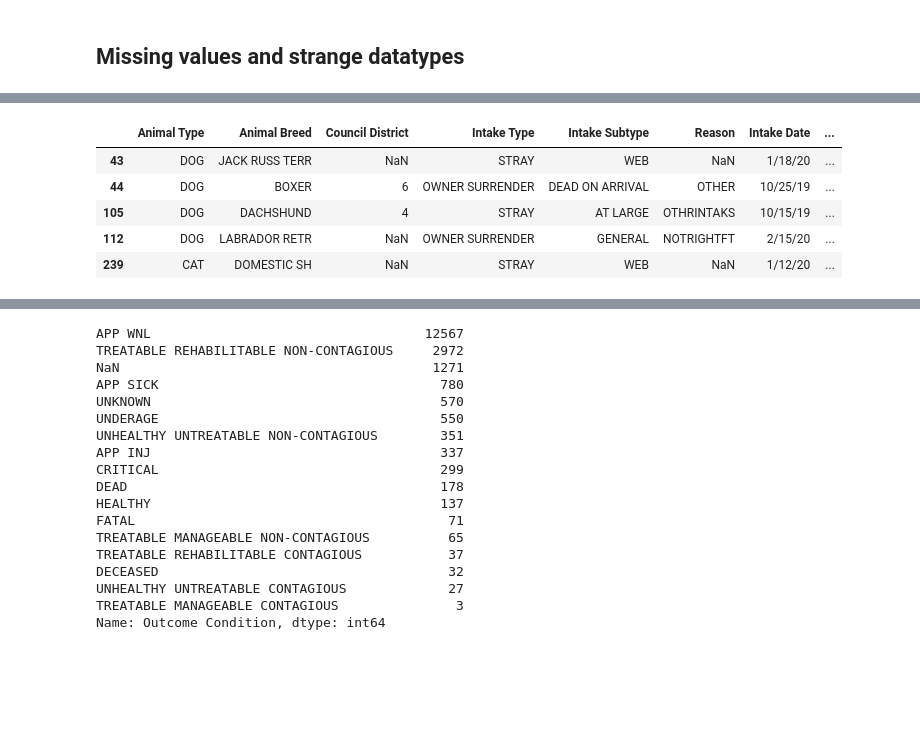
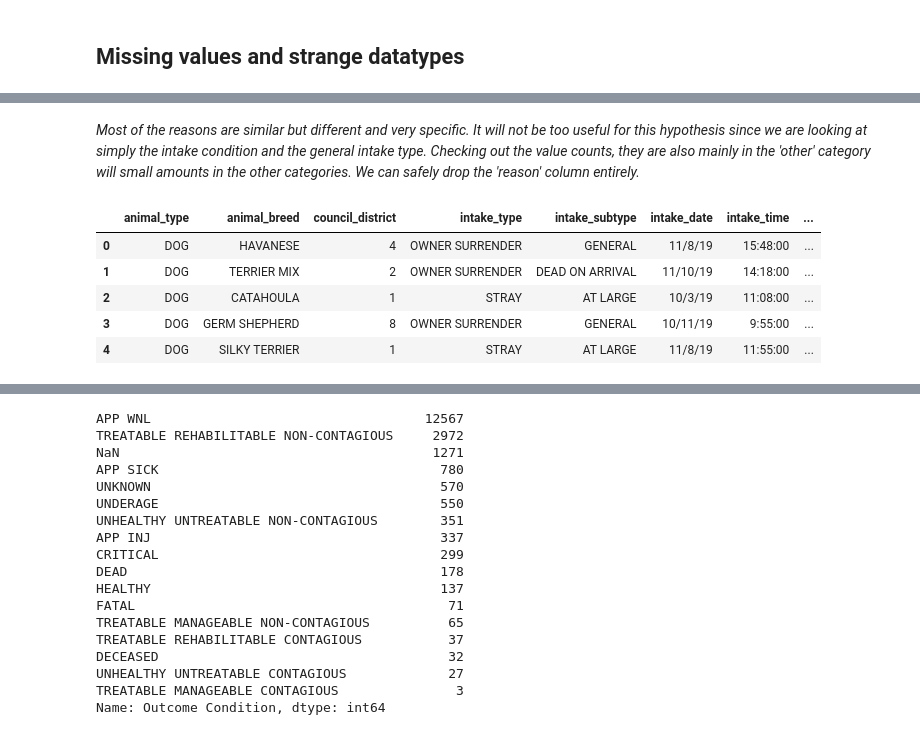
Before and after one commit to cwong690/Dallas-Paws, a Jupyter notebook: dallas_animals.ipynb, the cells around one changed output, grey strips where cells are left out. Cells and saved outputs as stored; diff of their text form; code cells hidden in the pictures; blank space fills up the shorter version.

```diff
--- a/dallas_animals.ipynb
+++ b/dallas_animals.ipynb
@@ -160,9 +181,13 @@ memory usage: 2.5+ MB
+# %% [markdown]
+_Most of the reasons are similar but different and very specific. It will not be too useful for this hypothesis since we are looking at simply the intake condition and the general intake type. Checking out the value counts, they are also mainly in the 'other' category will small amounts in the other categories. We can safely drop the 'reason' column entirely._
 # %%
-dallas[dallas.isnull().any(axis=1) == True].head(5)
+dallas.drop(['reason'], axis=1, inplace=True)
-# %% [output]
-|  | Animal Type | Animal Breed | Council District | Intake Type | Intake Subtype | Reason | Intake Date | ... |
-| 43 | DOG | JACK RUSS TERR | NaN | STRAY | WEB | NaN | 1/18/20 | ... |
-| 44 | DOG | BOXER | 6 | OWNER SURRENDER | DEAD ON ARRIVAL | OTHER | 10/25/19 | ... |
-| 105 | DOG | DACHSHUND | 4 | STRAY | AT LARGE | OTHRINTAKS | 10/15/19 | ... |
-| 112 | DOG | LABRADOR RETR | NaN | OWNER SURRENDER | GENERAL | NOTRIGHTFT | 2/15/20 | ... |
-| 239 | CAT | DOMESTIC SH | NaN | STRAY | WEB | NaN | 1/12/20 | ... |
+# %%
+dallas.head()
+# %% [output]
+|  | animal_type | animal_breed | council_district | intake_type | intake_subtype | intake_date | intake_time | ... |
+| 0 | DOG | HAVANESE | 4 | OWNER SURRENDER | GENERAL | 11/8/19 | 15:48:00 | ... |
+| 1 | DOG | TERRIER MIX | 2 | OWNER SURRENDER | DEAD ON ARRIVAL | 11/10/19 | 14:18:00 | ... |
+| 2 | DOG | CATAHOULA | 1 | STRAY | AT LARGE | 10/3/19 | 11:08:00 | ... |
+| 3 | DOG | GERM SHEPHERD | 8 | OWNER SURRENDER | GENERAL | 10/11/19 | 9:55:00 | ... |
+| 4 | DOG | SILKY TERRIER | 1 | STRAY | AT LARGE | 11/8/19 | 11:55:00 | ... |
```
Also changed, not shown: parts of 11 cells of this notebook.
